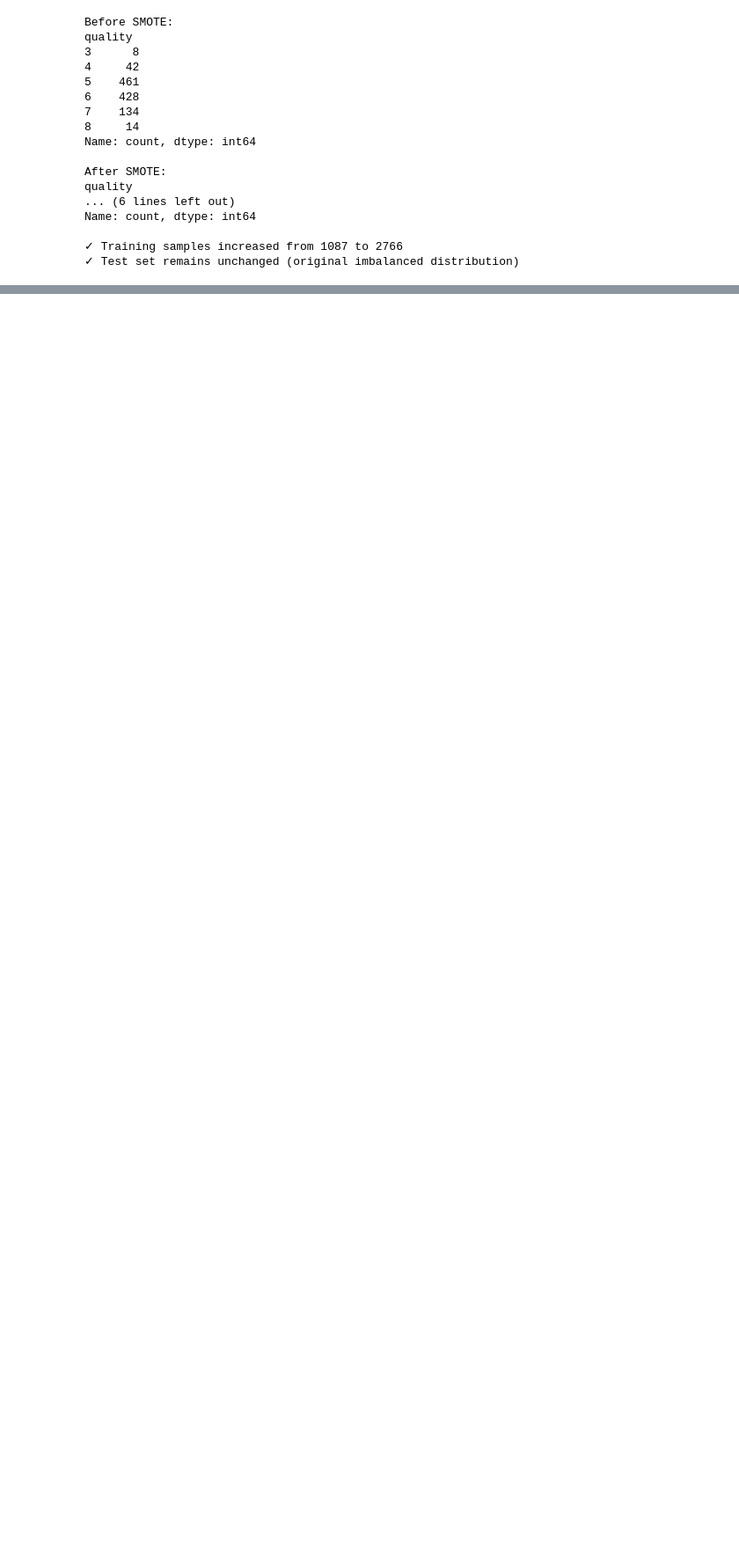
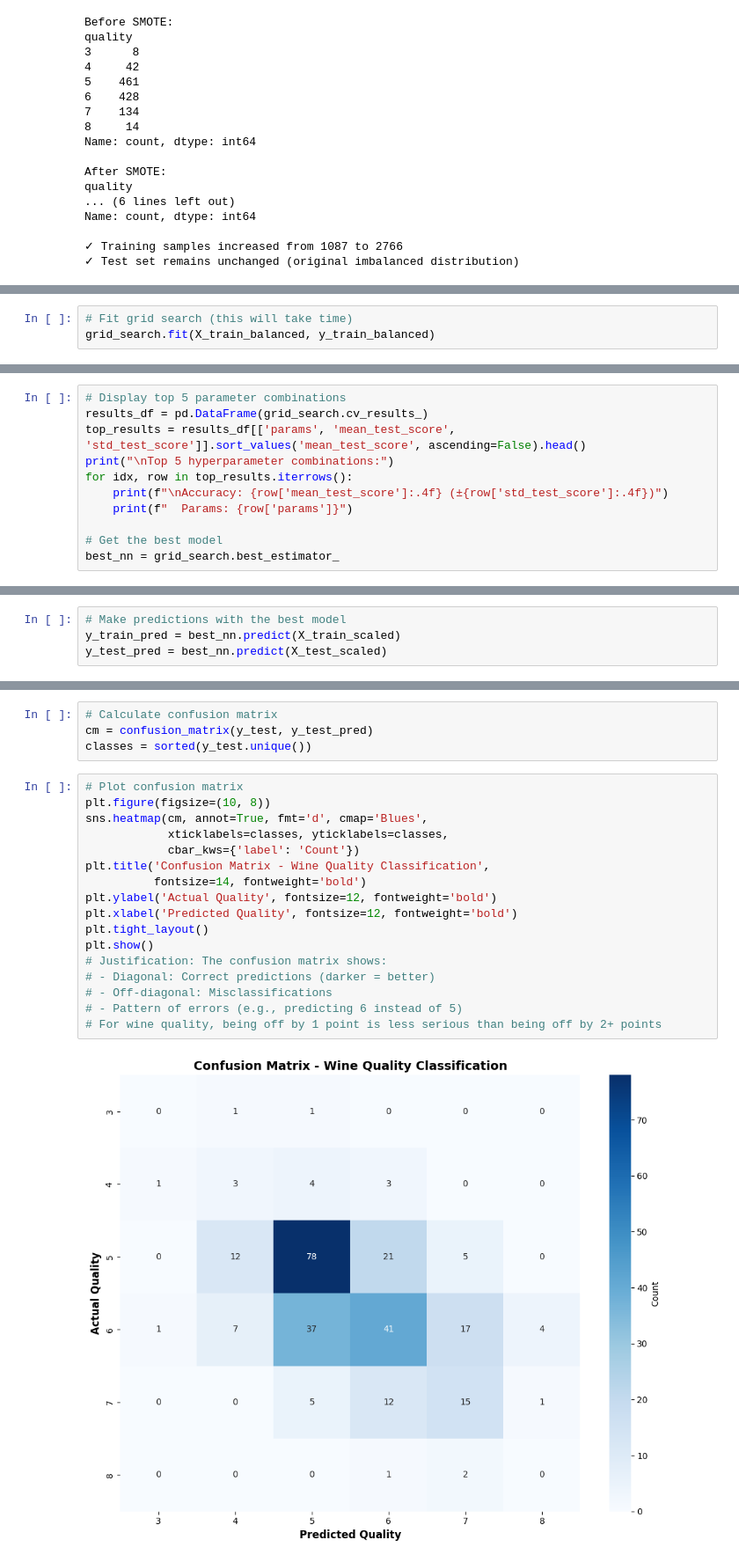
Before and after one commit to Imane-krb/WineClassification, a Jupyter notebook: Wine_project.ipynb, the cells around one changed output, grey strips where cells are left out. Shown at 88% size. Drawn from its saved outputs; the diff is of its cells as text; blank space fills up the shorter version.

```diff
--- a/Wine_project.ipynb
+++ b/Wine_project.ipynb
@@ -1078,0 +903,3 @@ Meilleur CV score: 0.8547
+# %%
+# Fit grid search (this will take time)
+grid_search.fit(X_train_balanced, y_train_balanced)
@@ -1078,0 +932,11 @@ Meilleur CV score: 0.8547
+# %%
+# Display top 5 parameter combinations
+results_df = pd.DataFrame(grid_search.cv_results_)
+top_results = results_df[['params', 'mean_test_score', 'std_test_score']].sort_values('mean_test_score', ascending=False).head()
+print("\nTop 5 hyperparameter combinations:")
+for idx, row in top_results.iterrows():
+    print(f"\nAccuracy: {row['mean_test_score']:.4f} (±{row['std_test_score']:.4f})")
+    print(f"  Params: {row['params']}")
+
+# Get the best model
+best_nn = grid_search.best_estimator_
@@ -1078,0 +962,4 @@ Meilleur CV score: 0.8547
+# %%
+# Make predictions with the best model
+y_train_pred = best_nn.predict(X_train_scaled)
+y_test_pred = best_nn.predict(X_test_scaled)
@@ -1078,0 +1077,23 @@ Meilleur CV score: 0.8547
+# %%
+# Calculate confusion matrix
+cm = confusion_matrix(y_test, y_test_pred)
+classes = sorted(y_test.unique())
+# %%
+# Plot confusion matrix
+plt.figure(figsize=(10, 8))
+sns.heatmap(cm, annot=True, fmt='d', cmap='Blues',
+            xticklabels=classes, yticklabels=classes,
+            cbar_kws={'label': 'Count'})
+plt.title('Confusion Matrix - Wine Quality Classification',
+          fontsize=14, fontweight='bold')
+plt.ylabel('Actual Quality', fontsize=12, fontweight='bold')
+plt.xlabel('Predicted Quality', fontsize=12, fontweight='bold')
+plt.tight_layout()
+plt.show()
+# Justification: The confusion matrix shows:
+# - Diagonal: Correct predictions (darker = better)
+# - Off-diagonal: Misclassifications
+# - Pattern of errors (e.g., predicting 6 instead of 5)
+# For wine quality, being off by 1 point is less serious than being off by 2+ points
+# %% [output]
+[figure, added]
```
Also changed, not shown: parts of 58 cells of this notebook.
